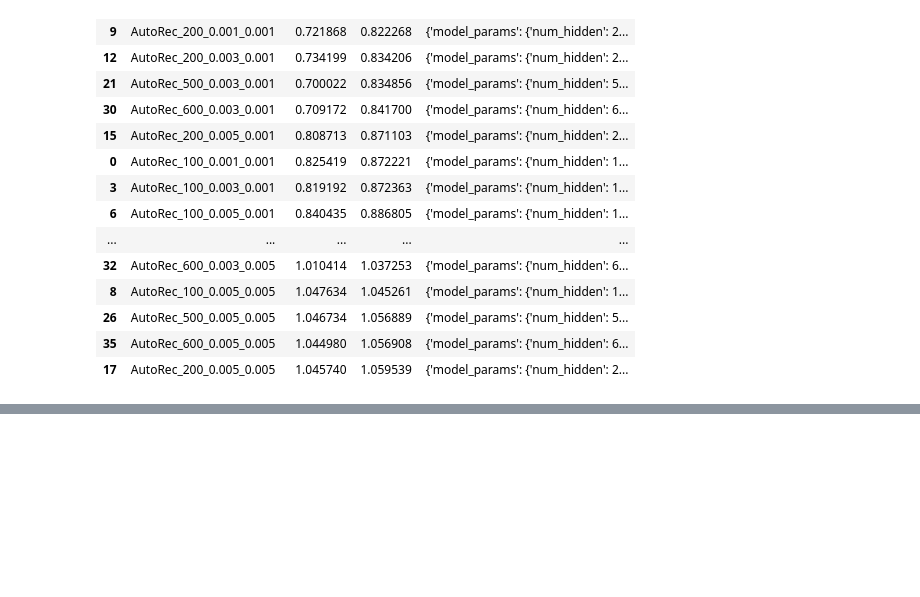
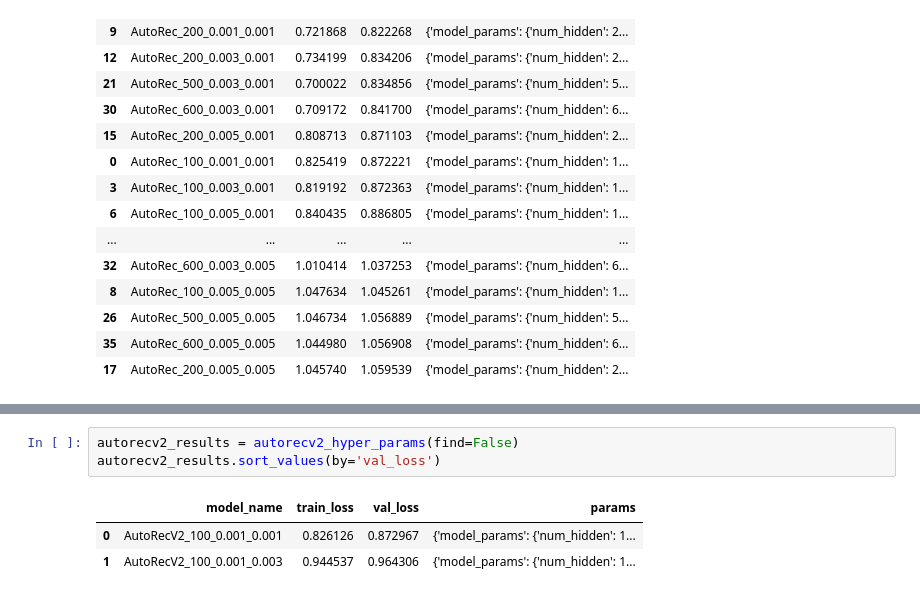
Before and after one commit to freddd1/AutoRec, a Jupyter notebook: driver.ipynb, the cells around one changed output, grey strips where cells are left out. Saved outputs shown, nothing was run; the diff lists cells and outputs as text; blank space fills up the shorter version.

Commit message:
added `autorecv2` to src with all the needed files

```diff
--- a/driver.ipynb
+++ b/driver.ipynb
@@ -201,0 +250,7 @@ autorec_results.sort_values(by='val_loss')
+# %%
+autorecv2_results = autorecv2_hyper_params(find=False)
+autorecv2_results.sort_values(by='val_loss')
+# %% [output]
+|  | model_name | train_loss | val_loss | params |
+| 0 | AutoRecV2_100_0.001_0.001 | 0.826126 | 0.872967 | {'model_params': {'num_hidden': 1... |
+| 1 | AutoRecV2_100_0.001_0.003 | 0.944537 | 0.964306 | {'model_params': {'num_hidden': 1... |
```
Also changed, not shown: parts of 3 cells of this notebook, 6 other files.
